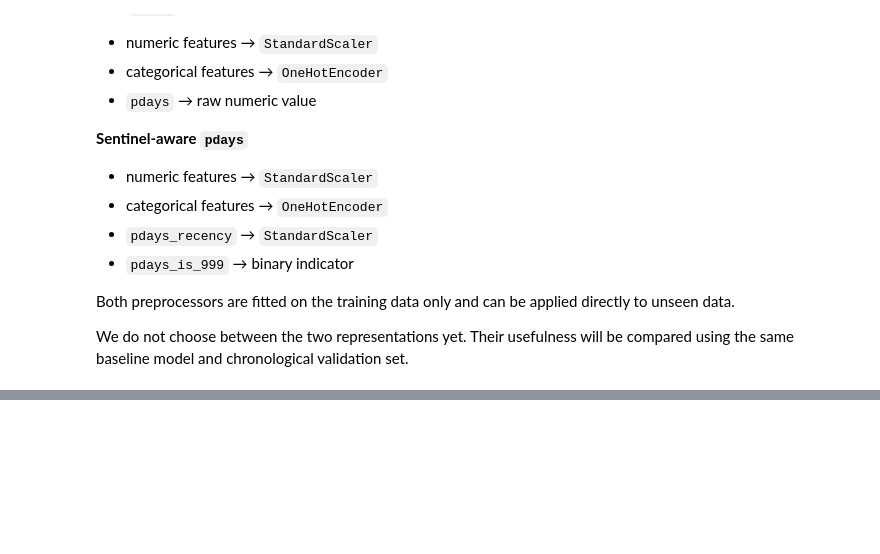
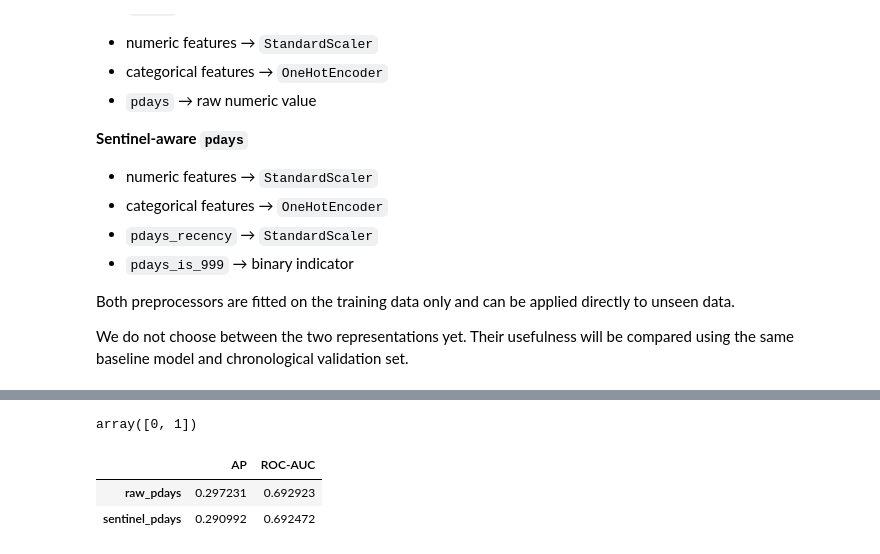
Before and after one commit to keonyoung00/bank-marketing-ml, a Jupyter notebook: notebooks/02-preprocessing.ipynb, the cells around one changed output, grey strips where cells are left out. Cells and saved outputs as stored; diff of their text form; code cells hidden in the pictures; blank space fills up the shorter version.

```diff
--- a/notebooks/02-preprocessing.ipynb
+++ b/notebooks/02-preprocessing.ipynb
@@ -741,0 +840,53 @@ We do not choose between the two representations yet. Their usefulness will be c
+# %%
+y_valid_proba_raw = pipeline_raw_pdays.predict_proba(
+    X_valid
+)[:, 1]
+
+y_valid_proba_sentinel = pipeline_sentinel_pdays.predict_proba(
+    X_valid
+)[:, 1]
+# %%
+pipeline_raw_pdays.classes_
+# %% [output]
+array([0, 1])
+# %%
+raw_ap = average_precision_score(
+    y_valid,
+    y_valid_proba_raw,
+)
+
+raw_roc_auc = roc_auc_score(
+    y_valid,
+    y_valid_proba_raw,
+)
+
+sentinel_ap = average_precision_score(
+    y_valid,
+    y_valid_proba_sentinel,
+)
+
+sentinel_roc_auc = roc_auc_score(
+    y_valid,
+    y_valid_proba_sentinel,
+)
+# %%
+pd.DataFrame(
+    {
+        "AP": [
+            raw_ap,
+            sentinel_ap,
+        ],
+        "ROC-AUC": [
+            raw_roc_auc,
+            sentinel_roc_auc,
+        ],
+    },
+    index=[
+        "raw_pdays",
+        "sentinel_pdays",
+    ],
+)
+# %% [output]
+|  | AP | ROC-AUC |
+| raw_pdays | 0.297231 | 0.692923 |
+| sentinel_pdays | 0.290992 | 0.692472 |
```
Also changed, not shown: parts of 9 cells of this notebook.
